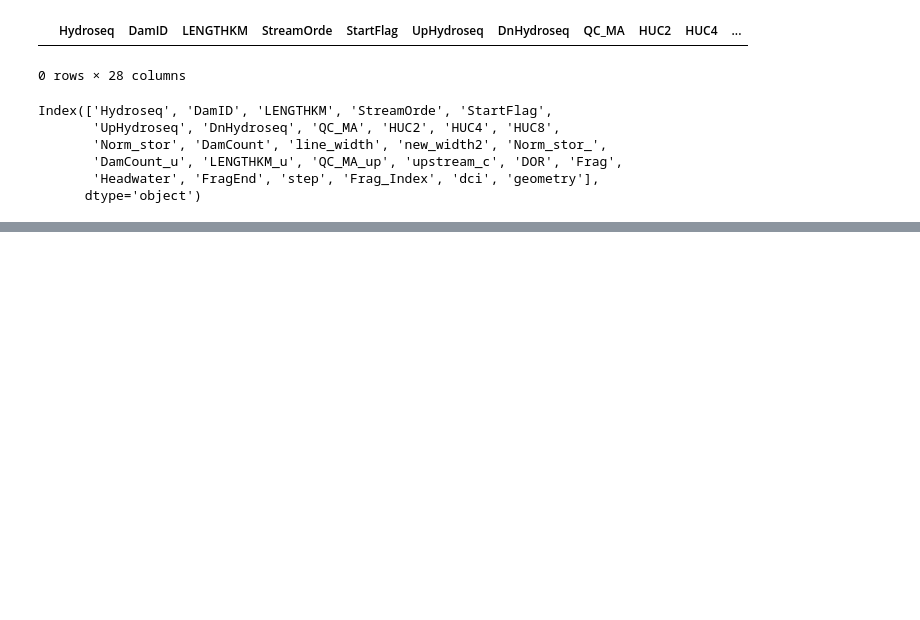
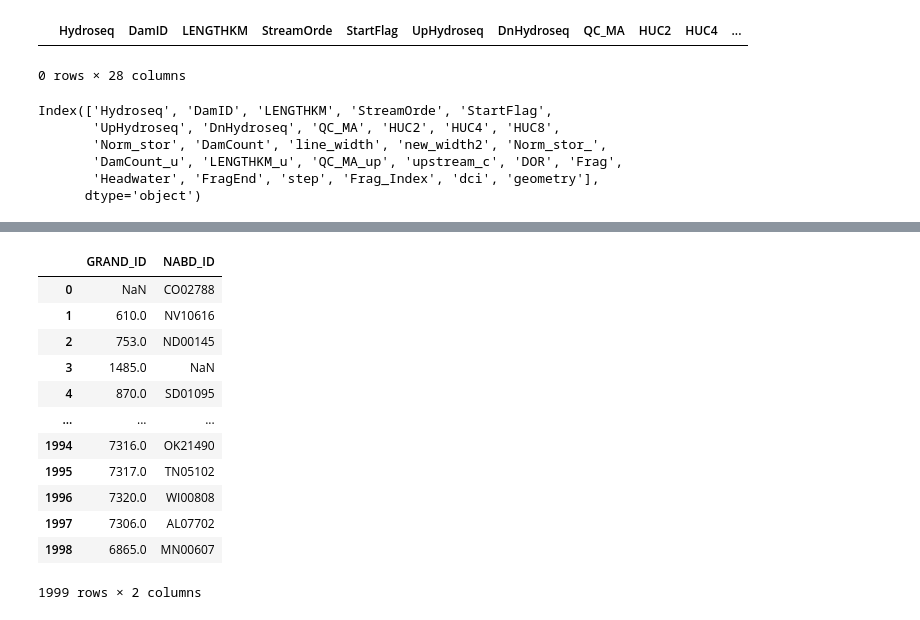
Before and after one commit to rspinti/River_bifurcation, a Jupyter notebook: archive/Rachel_testing/analysis_testing/analysis_testing.ipynb, the cells around one changed output, grey strips where cells are left out. Cells and saved outputs as stored; diff of their text form; code cells hidden in the pictures; blank space fills up the shorter version.

```diff
--- a/archive/Rachel_testing/analysis_testing/analysis_testing.ipynb
+++ b/archive/Rachel_testing/analysis_testing/analysis_testing.ipynb
@@ -1177,0 +1237,24 @@ Index(['Hydroseq', 'DamID', 'LENGTHKM', 'StreamOrde', 'StartFlag',
+# %%
+gdrive = "/Volumes/GoogleDrive/My Drive/Condon_Research_Group/Research_Projects/Rachel/Research/Data/bifurcation_data_repo/"
+grand = pd.read_csv(gdrive+'other_dam_datasets/Reservoir_Attributes.csv', usecols=['GRAND_ID', 'NABD_ID'])
+# grand = pd.read_csv(gdrive+“other_dam_datasets/Reservoir_Attributes.csv”,
+#                             usecols=[‘GRAND_ID’, ‘NABD_ID’])  #read in NABD from Drive
+    #Filter out dams without NABD IDs
+# grand['NABD_ID'] = grand['NABD_ID'].fillna(0)
+# grand = grand[grand['NABD_ID']!=0]
+# %%
+grand
+# %% [output]
+|  | GRAND_ID | NABD_ID |
+| 0 | NaN | CO02788 |
+| 1 | 610.0 | NV10616 |
+| 2 | 753.0 | ND00145 |
+| 3 | 1485.0 | NaN |
+| 4 | 870.0 | SD01095 |
+| ... | ... | ... |
+| 1994 | 7316.0 | OK21490 |
+| 1995 | 7317.0 | TN05102 |
+| 1996 | 7320.0 | WI00808 |
+| 1997 | 7306.0 | AL07702 |
+| 1998 | 6865.0 | MN00607 |
+1999 rows × 2 columns
```
Also changed, not shown: parts of 6 cells of this notebook, 1 other file.
